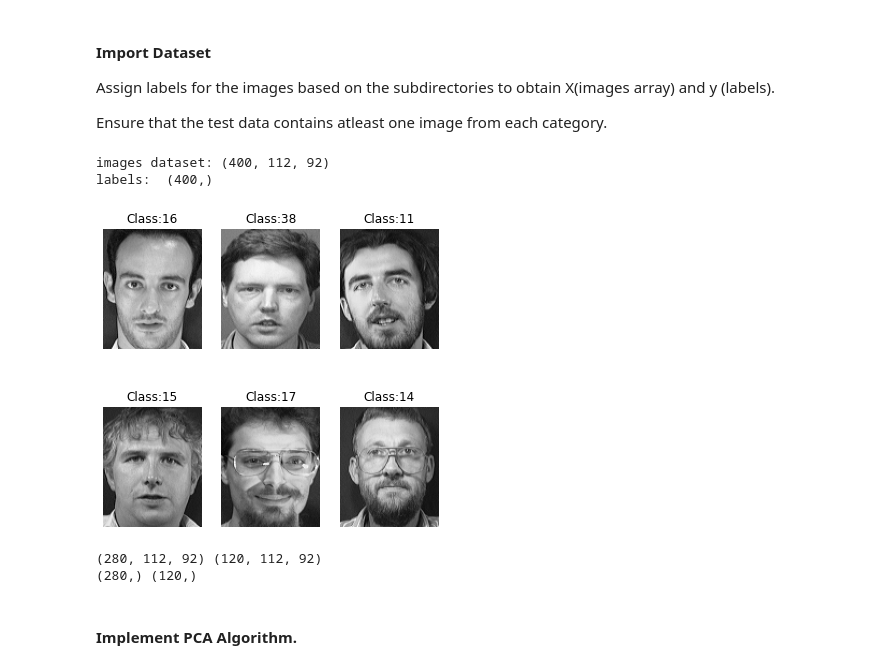
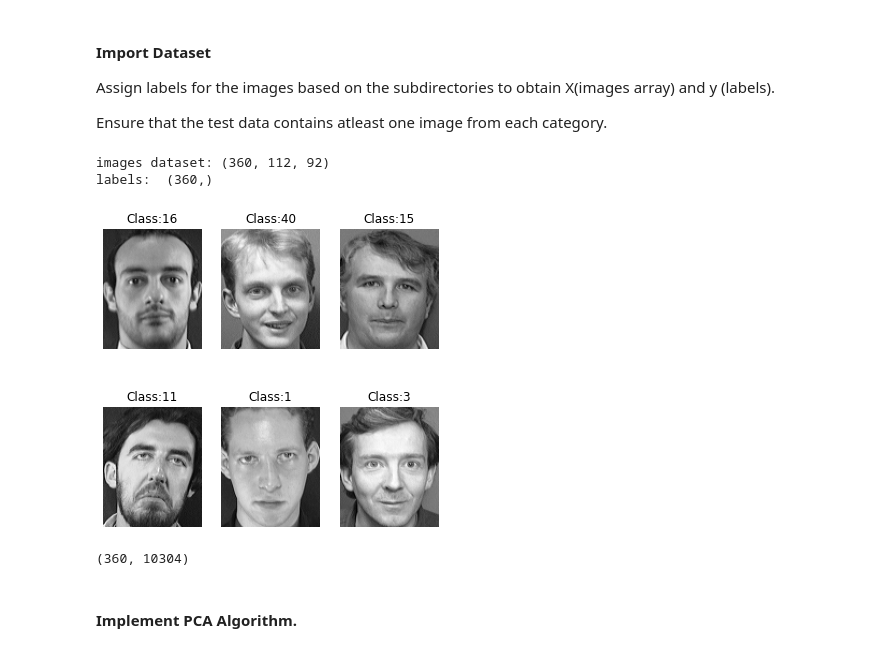
Before and after one commit to hitesh05/Statistical-Methods-in-AI, a Jupyter notebook: A2/Q2/Q2.ipynb, the cells around one changed output. Saved outputs shown, nothing was run; the diff lists cells and outputs as text; code cells hidden in the pictures.

```diff
--- a/A2/Q2/Q2.ipynb
+++ b/A2/Q2/Q2.ipynb
@@ -75,42 +112,64 @@ def display_images(imgs,classes,row=1,col=2,w=92,h=112):
     plt.show()
 
 def load_dataset(dir):
-    X, y = list(), list()
+    X_train, X_test, y_train, y_test = list(), list(), list(), list()
     for subdir in os.listdir(dir):
         subdir_copy = os.path.join(dir, subdir)
         if os.path.isdir(subdir_copy):
+            a,b = list(), list()
             for file in os.listdir(subdir_copy):
-    #             print(subdir, subdir_copy)
                 file = os.path.join(subdir_copy, file)
                 if os.path.isfile(file):
-                    y.append(int(subdir[1:]))
+                    b.append(int(subdir[1:]))
                     im = load_image(file)
-                    X.append(im)
-    X = np.array(X)
-    y = np.array(y)
-    return X, y
+                    a.append(im)
+            a_train, a_test, b_train, b_test = train_test_split(a,b, test_size=0.1, random_state=42)
+            for ind, i in enumerate(a_train):
+                X_train.append(a_train[ind])
+                y_train.append(b_train[ind])
+            for ind, i in enumerate(a_test):
+                X_test.append(a_test[ind])
+                y_test.append(b_test[ind])
 
-dir = './ATnT'
-X, y = load_dataset(dir)
-print("images dataset:", X.shape)
-print("labels: ", y.shape)
+
+
+    X_train = np.array(X_train)
+    X_test = np.array(X_test)
+    y_train = np.array(y_train)
+    y_test = np.array(y_test)
+
+    return X_train, X_test, y_train, y_test
+
+dir = '/content/drive/MyDrive/ATnT'
+X_train, X_test, y_train, y_test = load_dataset(dir)
+print("images dataset:", X_train.shape)
+print("labels: ", y_train.shape)
 # %% [output]
-images dataset: (400, 112, 92)
-labels:  (400,)
+images dataset: (360, 112, 92)
+labels:  (360,)
 # %%
 # display images
-ind = np.random.randint(0,y.shape[0],6)
-display_images(X[ind,...], y[ind],2,3)
+ind = np.random.randint(0,y_train.shape[0],6)
+display_images(X_train[ind,...], y_train[ind],2,3)
 # %% [output]
-[figure, old version]
+[figure, new version]
-# %%
-# splitting the dataset
-X_train, X_test, y_train, y_test = train_test_split(X, y, test_size=0.3, random_state=42)
-print(X_train.shape, X_test.shape)
-print(y_train.shape, y_test.shape)
-# %% [output]
-(280, 112, 92) (120, 112, 92)
-(280,) (120,)
+# %%
+X_tr, y_tr, X_te, y_te = list(), y_train, list(), y_test
+for i in X_train:
+  i = i.flatten()
+  X_tr.append(i)
+
+for i in X_test:
+  i = i.flatten()
+  X_te.append(i)
+
+X_tr = np.array(X_tr)
+y_tr = np.array(y_tr)
+X_te = np.array(X_te)
+X_te = np.array(y_te)
+X_tr.shape
+# %% [output]
+(360, 10304)
 # %% [markdown]
 #### Implement PCA Algorithm.
 # %% [markdown]
```
Also changed, not shown: parts of 20 cells of this notebook.
